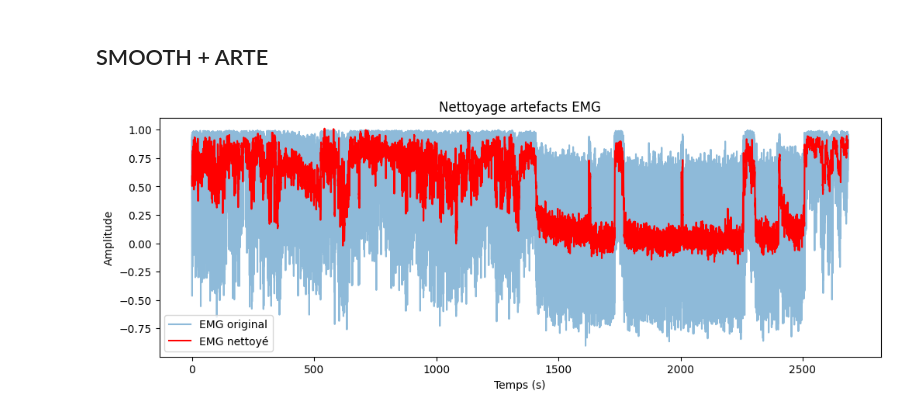
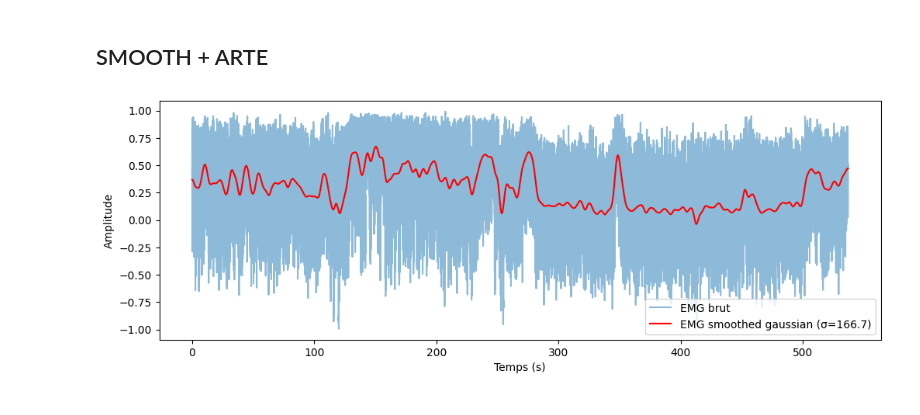
Before and after one commit to NouhaylaEnnadri/Sandman, a Jupyter notebook: HPC_rat1_j1.ipynb, the cells around one changed output. Cells and saved outputs as stored; diff of their text form; code cells hidden in the pictures.

```diff
--- a/HPC_rat1_j1.ipynb
+++ b/HPC_rat1_j1.ipynb
@@ -476,7 +530,7 @@ plt.show()
 emg_dict = compute_emg_buzsakiMethod(
     x=100,             # fréquence cible du signal EMG proxy (100 Hz recommandé)
     y=2500,              # fréquence d’échantillonnage de tes données brutes
-    sig1=signal_HPC,   # canal hippocampe
-    sig2=signal_PFC,   # canal préfrontal
+    sig1=hpc_500,   # canal hippocampe
+    sig2=pfc_500,   # canal préfrontal
     smoothWindow=201   # fenêtre de lissage (doit être impair, 201 ≈ 160 ms)
 )
@@ -496,25 +537,24 @@ plt.show()
 # %% [markdown]
 ## SMOOTH + ARTE
-# %%
-originalFreq = 100
-amp_thresh = (3, 50)
-time_win_thresh = (2, 0.1)
-
-#REMOVE ARTEFACTS
-emg_clean, emg_artifacts, time_emg = removeArtefacts(
-    signal_EMG_smooth,
-    originalFreq,
-    amp_thresh=amp_thresh,
-    time_win_thresh=time_win_thresh
-)
-
-plt.figure(figsize=(12,4))
-plt.plot(time_emg, signal_EMG, label="EMG original", alpha=0.5)
-plt.plot(time_emg, emg_clean, label="EMG nettoyé", color="red")
-plt.legend()
-plt.xlabel("Temps (s)")
-plt.ylabel("Amplitude")
-plt.title("Nettoyage artefacts EMG")
-plt.show()
-# %% [output]
-[figure, removed]
+# %%
+from scipy.ndimage import gaussian_filter1d
+
+signal_EMG = emg_dict["data"]
+time_EMG = emg_dict["timestamps"]
+
+fs = 100  # Hz, fréquence d’échantillonnage du EMG proxy
+
+win_sec = 10
+sigma = fs * win_sec / 6   # réduit le lissage, ~10s effective window
+
+signal_EMG_smooth = gaussian_filter1d(signal_EMG, sigma=sigma)
+
+plt.figure(figsize=(12,4))
+plt.plot(time_EMG, signal_EMG, label="EMG brut", alpha=0.5)
+plt.plot(time_EMG, signal_EMG_smooth, label=f"EMG smoothed gaussian (σ={sigma:.1f})", color="red")
+plt.xlabel("Temps (s)")
+plt.ylabel("Amplitude")
+plt.legend()
+plt.show()
+# %% [output]
+[figure, added]
```
Also changed, not shown: parts of 9 cells of this notebook.
